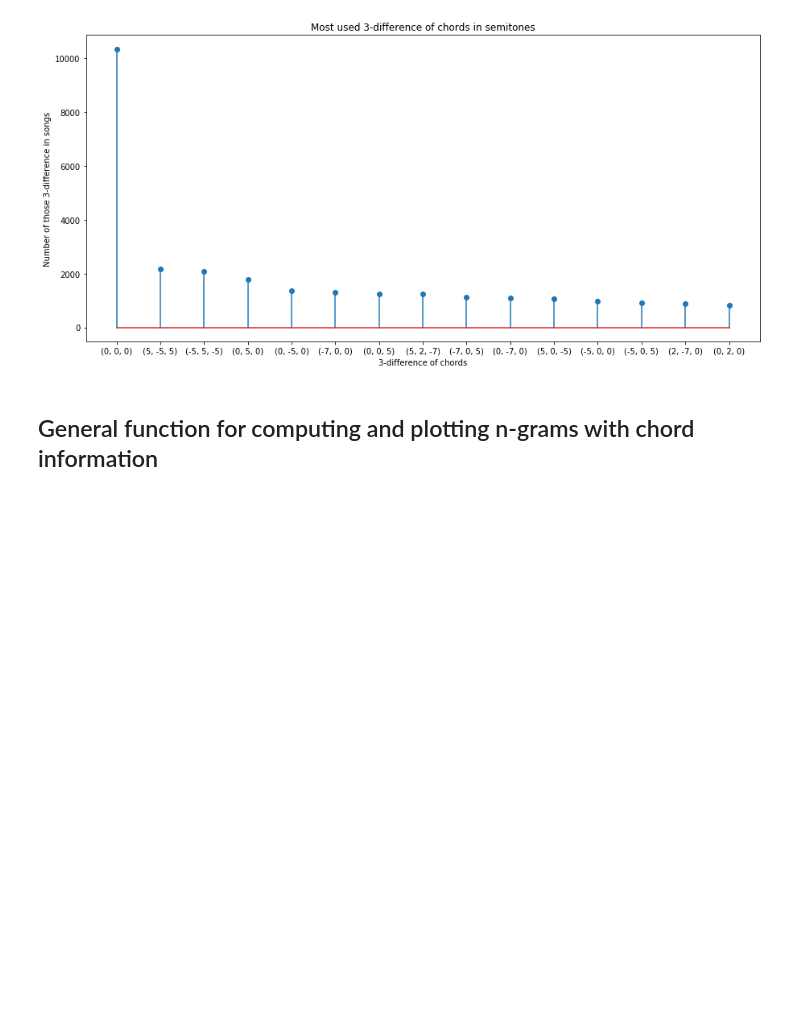
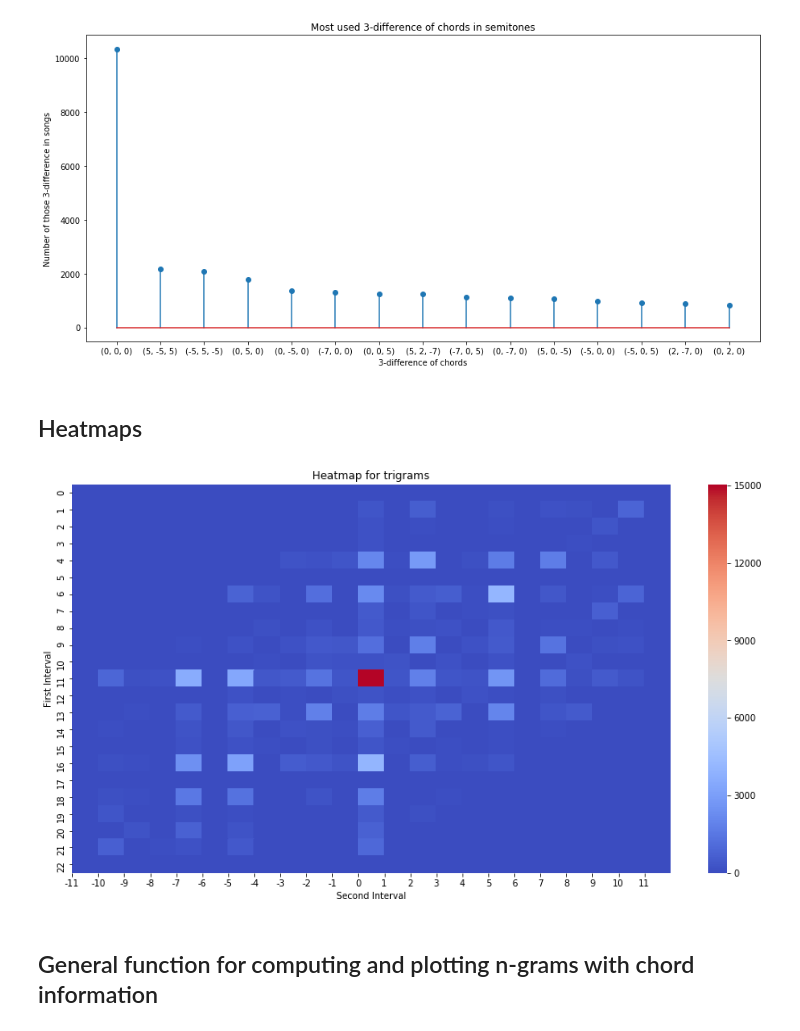
Before and after one commit to lucieperrotta/Digital-Musicology, a Jupyter notebook: processing/processing.ipynb, the cells around one changed output. Drawn from its saved outputs; the diff is of its cells as text; code cells hidden in the pictures; blank space fills up the shorter version.

```diff
--- a/processing/processing.ipynb
+++ b/processing/processing.ipynb
@@ -174,6 +174,46 @@ def plot_diff_grams(clean_data, ng, n):
 plot_diff_grams(clean_data, 4, 15)
 # %% [output]
 [figure]
+# %% [markdown]
+## Heatmaps
+# %%
+# General function for computing and plotting n-differences in heatmap hashion
+
+def plot_heatmap(clean_data):
+    """
+    This function computes and plots the diff-grams of our clean data onto a heatmap.
+    clean_data is our input data
+    We take ng = 3 here, as we want to plot sequences of two consecutive intervals
+    n is not defined here, as we want to plot all the n-grams possible
+    """
+
+    ng = 3
+    # This numpy array will store the data for the
+    heatmap_data = np.zeros((23, 23))
+
+    for k in range(890):
+        for m in range(clean_data[k][5].shape[0] - ng+1):
+            current_gram = tuple([int(clean_data[k][5][m+o+1][0]) - int(clean_data[k][5][m+o][0]) for o in range(ng-1)])
+            index_first = current_gram[0] + 11
+            index_second = current_gram[1] + 11
+
+            heatmap_data[index_second, index_first] += 1
+
+    plt.figure(1, figsize=(15, 8))
+    sns.heatmap(heatmap_data, cmap="coolwarm")
+
+    # plt.xticks(np.arange(-11, 12), np.arange(-11, 12))
+    plt.xticks(np.arange(23), np.arange(-11, 12))
+    plt.yticks(np.arange(23), np.arange(-11, 12))
+    plt.xlabel('Second Interval')
+    plt.ylabel('First Interval')
+    plt.title('Heatmap for trigrams')
+    plt.show()
+
+
+plot_heatmap(clean_data)
+# %% [output]
+[figure, added]
 # %% [markdown]
 ## General function for computing and plotting n-grams with chord information
 # %%
```
Also changed, not shown: parts of 4 cells of this notebook.
